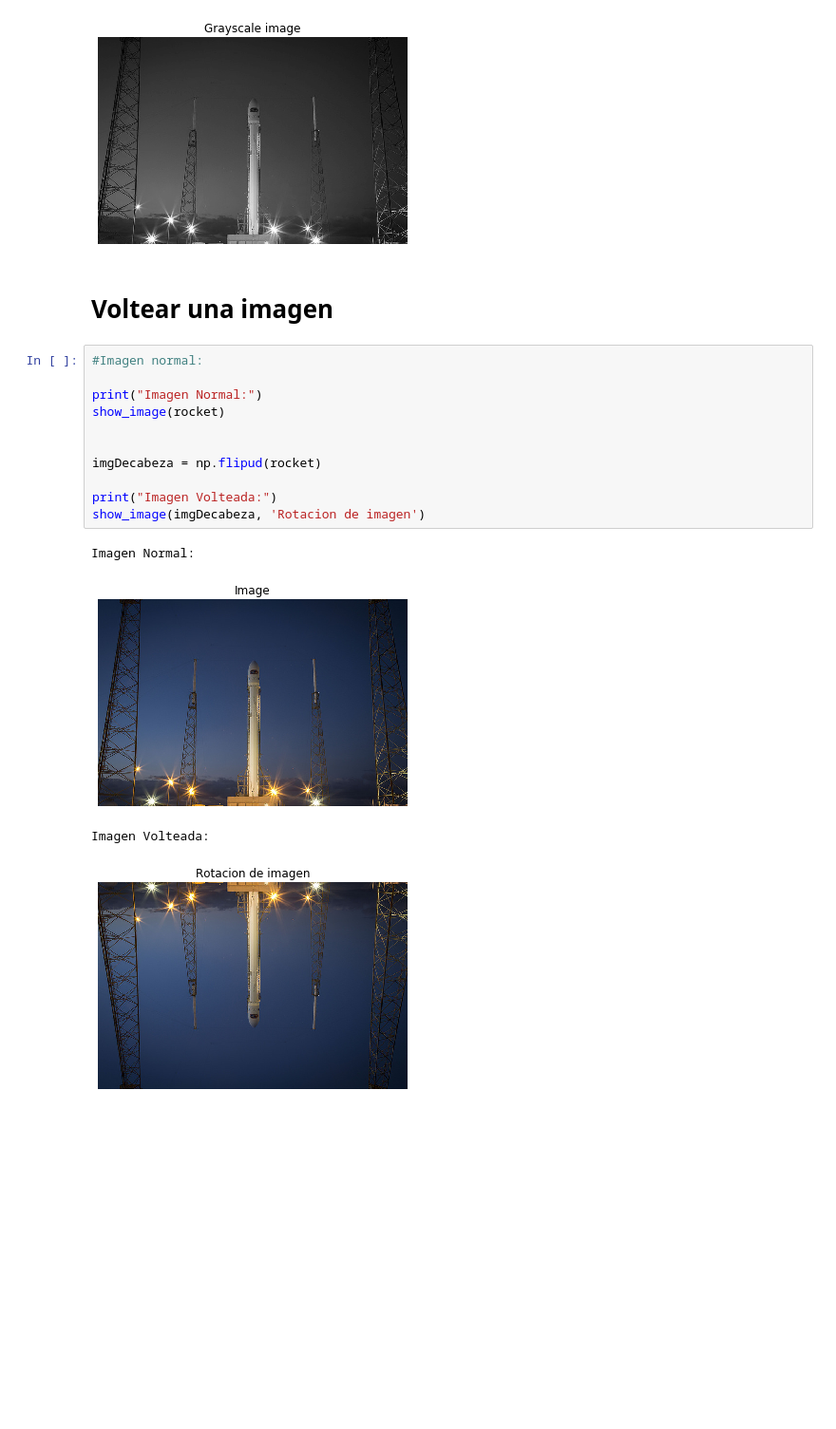
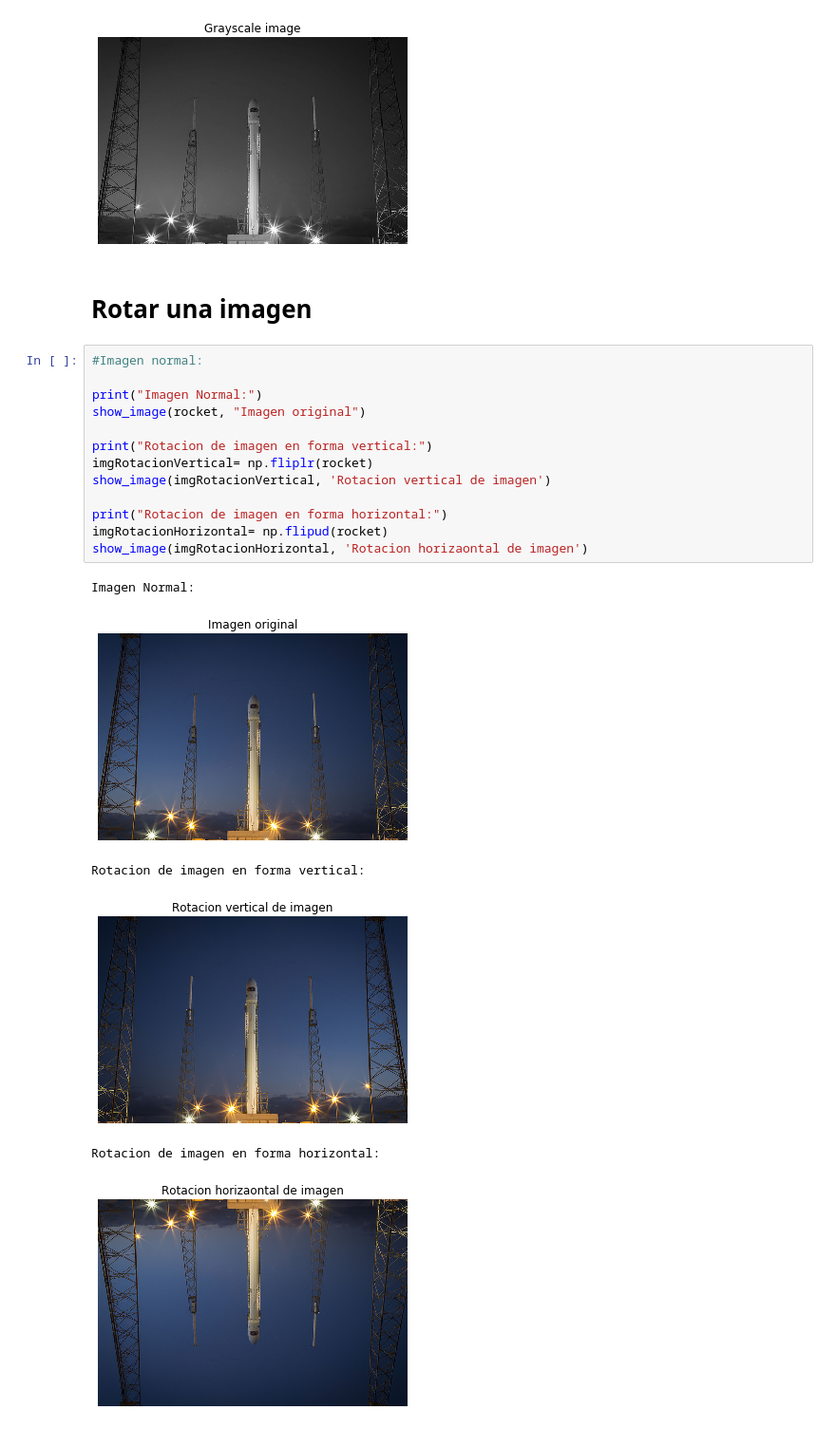
Before and after one commit to epinedaWorks/ProcesadoDeImagenes, a Jupyter notebook: ProcesamientoDeImagenes.ipynb, the cells around one changed output. Shown at 95% size. Drawn from its saved outputs; the diff is of its cells as text; blank space fills up the shorter version.

Commit message:
Cómo rotar una imagen

```diff
--- a/ProcesamientoDeImagenes.ipynb
+++ b/ProcesamientoDeImagenes.ipynb
@@ -57,20 +60,24 @@ show_image(gray_scaled_rocket, 'Grayscale image')
 [figure]
 [figure]
 # %% [markdown]
-# Voltear una imagen
+# Rotar una imagen
 # %%
 #Imagen normal:
 
 print("Imagen Normal:")
-show_image(rocket)
+show_image(rocket, "Imagen original")
 
+print("Rotacion de imagen en forma vertical:")
+imgRotacionVertical= np.fliplr(rocket)
+show_image(imgRotacionVertical, 'Rotacion vertical de imagen')
 
-imgDecabeza = np.flipud(rocket)
-
-print("Imagen Volteada:")
-show_image(imgDecabeza, 'Rotacion de imagen')
+print("Rotacion de imagen en forma horizontal:")
+imgRotacionHorizontal= np.flipud(rocket)
+show_image(imgRotacionHorizontal, 'Rotacion horizaontal de imagen')
 # %% [output]
 Imagen Normal:
-[figure, old version]
+[figure, new version]
-Imagen Volteada:
+Rotacion de imagen en forma vertical:
-[figure, old version]
+[figure, new version]
+Rotacion de imagen en forma horizontal:
+[figure, added]
```
Also changed, not shown: parts of 3 cells of this notebook.
